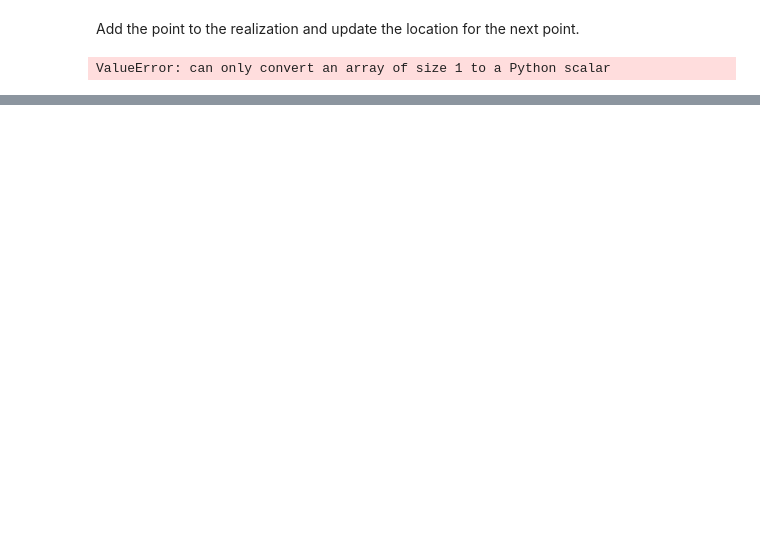
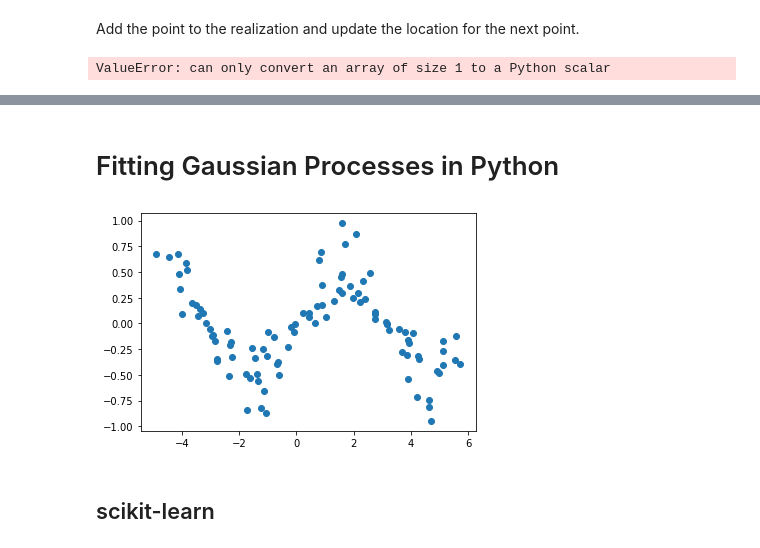
Before and after one commit to jasonjewik/gaussian-processes, a Jupyter notebook: fitting-gaussian-process-models-in-python.ipynb, the cells around one changed output, grey strips where cells are left out. Cells and saved outputs as stored; diff of their text form; code cells hidden in the pictures; blank space fills up the shorter version.

```diff
--- a/fitting-gaussian-process-models-in-python.ipynb
+++ b/fitting-gaussian-process-models-in-python.ipynb
@@ -96,0 +101,17 @@ plt.show()
+# %% [markdown]
+# Fitting Gaussian Processes in Python
+# %%
+X = np.linspace(-5, 5, 100)
+noise = np.random.rand(*X.shape)
+X += noise
+
+Y = np.sin(X)
+noise = np.random.rand(*Y.shape)
+Y *= noise
+
+plt.scatter(X, Y)
+plt.show()
+# %% [output]
+[figure, added]
+# %% [markdown]
+## scikit-learn
```
Also changed, not shown: parts of 13 cells of this notebook, 1 other file.
